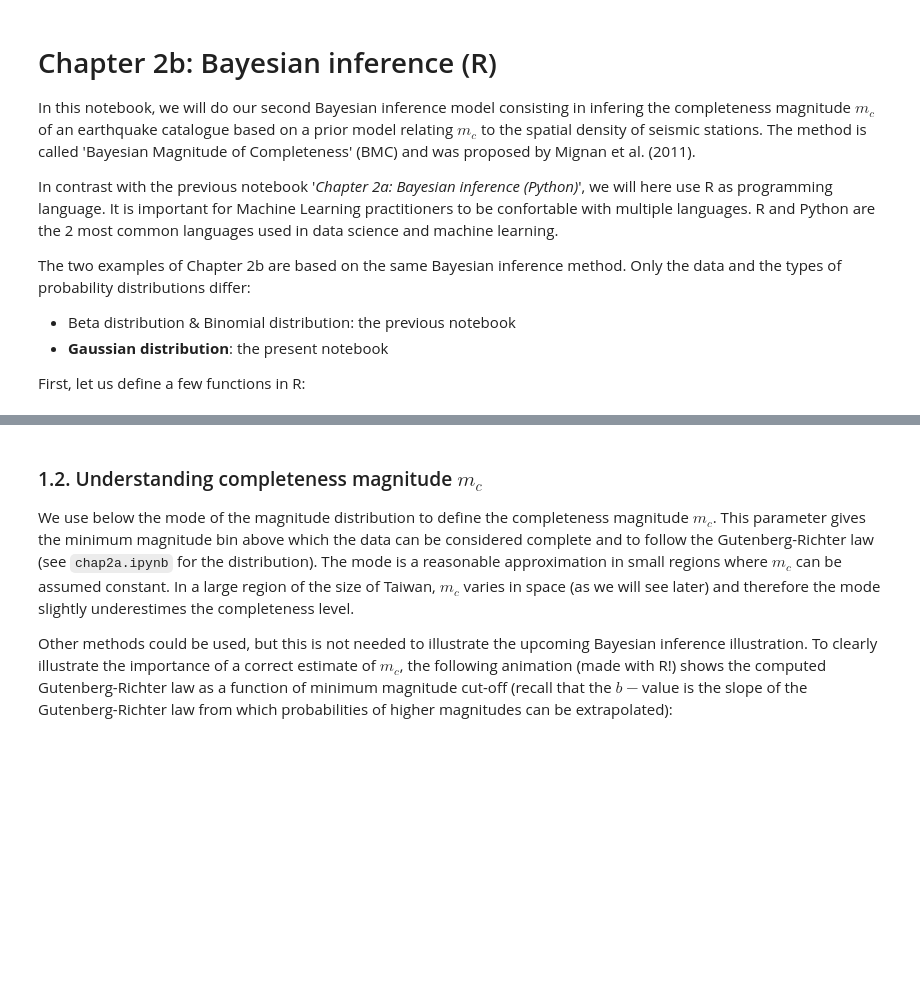
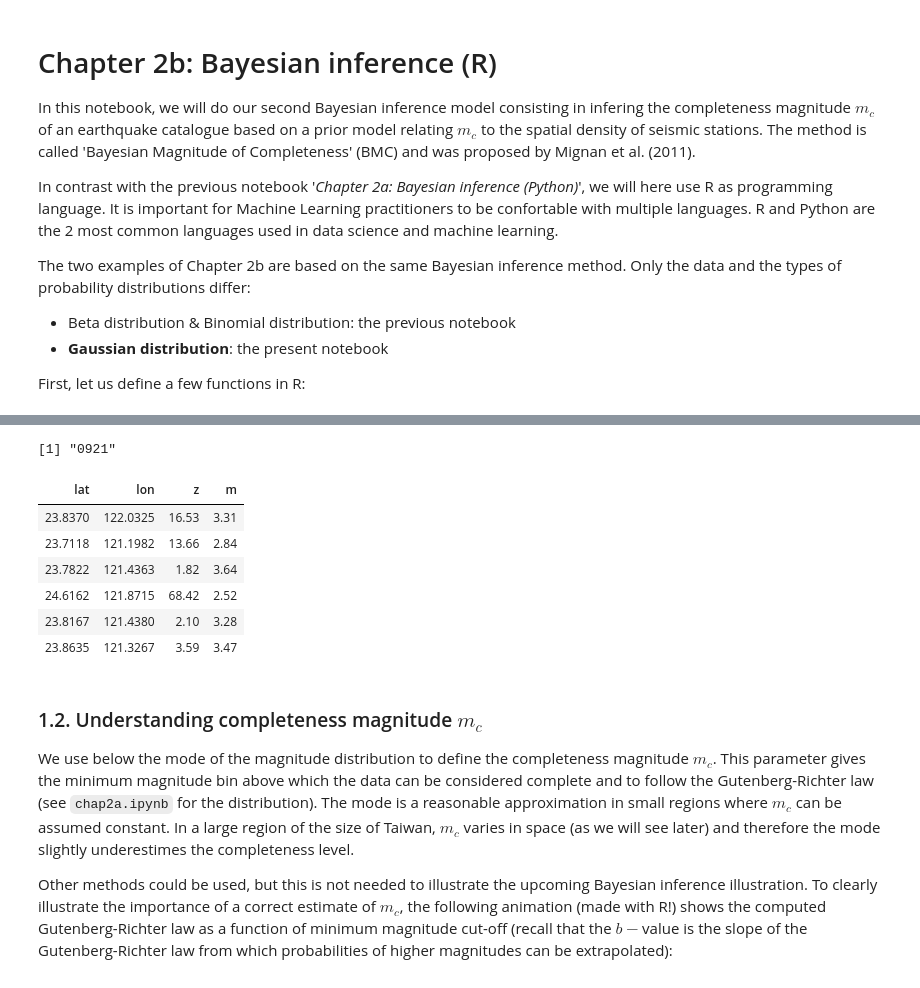
Before and after one commit to ShijingLiang/2021-MLGeo-Github, a Jupyter notebook: Chap2/chap2b_R.ipynb, the cells around one changed output, grey strips where cells are left out. Saved outputs shown, nothing was run; the diff lists cells and outputs as text; code cells hidden in the pictures; blank space fills up the shorter version.

```diff
--- a/Chap2/chap2b_R.ipynb
+++ b/Chap2/chap2b_R.ipynb
@@ -48,3 +96,8 @@ Download the electronic supplement of Wu et al. (2008): [catalogs_1991-2005.zip]
+# %%
+str = '20210921'
+substr(str,start=5,stop=8)
+# %% [output]
+[1] "0921"
 # %%
 lon <- c(); lat <- c(); m <- c(); z <- c()
 for(i in 1:15) {
@@ -67,3 +120,13 @@ stations <- read.table(paste0("Taiwan_Stations.dat"), header = T)
+# %%
+head(seism)
+# %% [output]
+| lat | lon | z | m |
+| 23.8370 | 122.0325 | 16.53 | 3.31 |
+| 23.7118 | 121.1982 | 13.66 | 2.84 |
+| 23.7822 | 121.4363 | 1.82 | 3.64 |
+| 24.6162 | 121.8715 | 68.42 | 2.52 |
+| 23.8167 | 121.4380 | 2.10 | 3.28 |
+| 23.8635 | 121.3267 | 3.59 | 3.47 |
 # %% [markdown]
 ### 1.2. Understanding completeness magnitude $m_c$
 
```
Also changed, not shown: parts of 38 cells of this notebook, 21 other files.
